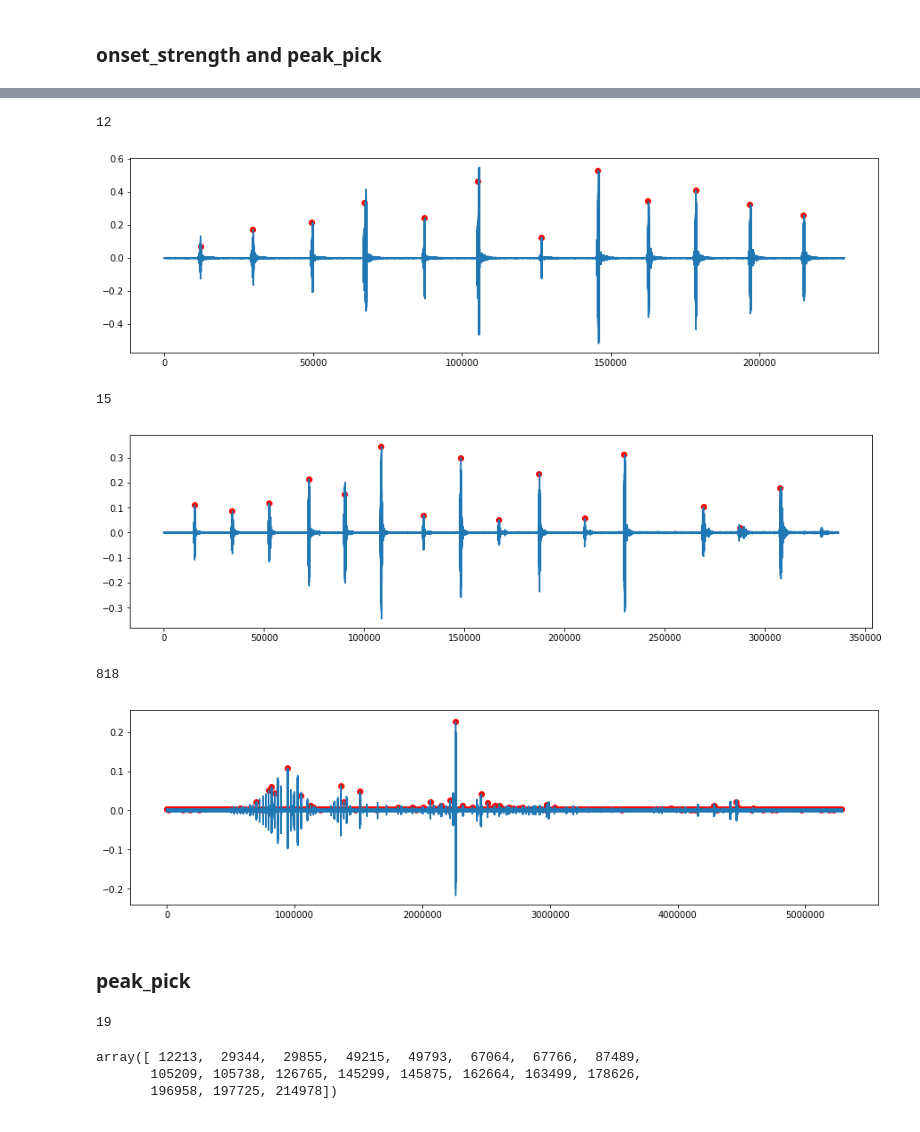
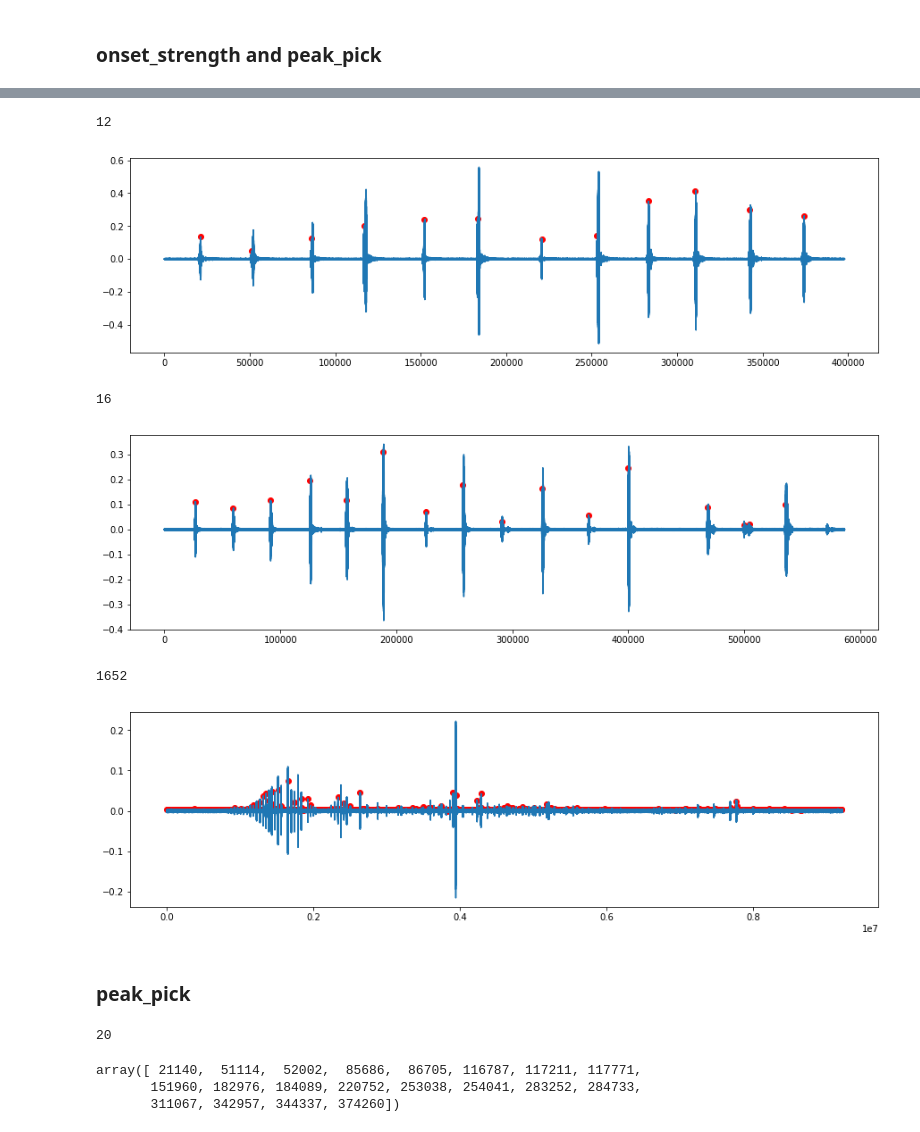
Before and after one commit to cloudedbats/cloudedbats_dsp, a Jupyter notebook: notebooks/experimental/librosa_detect_bat_pulses_in_time_domain.ipynb, the cells around one changed output, grey strips where cells are left out. Drawn from its saved outputs; the diff is of its cells as text; code cells hidden in the pictures.

```diff
--- a/notebooks/experimental/librosa_detect_bat_pulses_in_time_domain.ipynb
+++ b/notebooks/experimental/librosa_detect_bat_pulses_in_time_domain.ipynb
@@ -129,8 +129,8 @@ plt.show()
 # %%
-y, sr = librosa.load('../data_in/Myotis-Plecotus-Eptesicus_TE384.wav')
+y, sr = librosa.load('../data_in/Myotis-Plecotus-Eptesicus_TE384.wav', sr=None)
 index_list = test_rmse_localmax(y, 384) # Compare to original signal. Red dots are peaks.
 plt.plot(y)
-plt.scatter(index_list, [y[x:x+400].max() for x in index_list], color='r')
+plt.scatter(index_list, [y[x-200:x+200].max() for x in index_list], color='r')
 print(len(index_list))
 plt.show()
 # %% [output]
@@ -150,7 +150,7 @@ def test_onset_strength_and_peak_pick(y, hop_length):
     index_list = librosa.frames_to_samples(peak_index_list, hop_length=hop_length)
     return index_list
 # %%
-y, sr = librosa.load('../data_in/Mdau_TE384.wav')
+y, sr = librosa.load('../data_in/Mdau_TE384.wav', sr=None)
 index_list = test_onset_strength_and_peak_pick(y, 384)
 print(len(index_list))
 index_list
@@ -166,5 +166,5 @@ test_onset_strength_and_peak_pick(y, 384)
 # %%
-y, sr = librosa.load('../data_in/Mdau_TE384.wav')
+y, sr = librosa.load('../data_in/Mdau_TE384.wav', sr=None)
 index_list = test_onset_strength_and_peak_pick(y, 384) # Compare to original signal. Red dots are peaks.
 plt.plot(y)
 plt.scatter(index_list, [y[x:x+400].max() for x in index_list], color='r')
@@ -172,27 +172,27 @@ print(len(index_list))
 plt.show()
 # %% [output]
 12
-[figure, old version]
+[figure, new version]
 # %%
-y, sr = librosa.load('../data_in/Ppip_TE384.wav')
+y, sr = librosa.load('../data_in/Ppip_TE384.wav', sr=None)
 index_list = test_onset_strength_and_peak_pick(y, 384) # Compare to original signal. Red dots are peaks.
 plt.plot(y)
 plt.scatter(index_list, [y[x:x+400].max() for x in index_list], color='r')
 print(len(index_list))
 plt.show()
 # %% [output]
-15
+16
-[figure, old version]
+[figure, new version]
 # %%
-y, sr = librosa.load('../data_in/Myotis-Plecotus-Eptesicus_TE384.wav')
+y, sr = librosa.load('../data_in/Myotis-Plecotus-Eptesicus_TE384.wav', sr=None)
 index_list = test_onset_strength_and_peak_pick(y, 384) # Compare to original signal. Red dots are peaks.
 plt.plot(y)
 plt.scatter(index_list, [y[x:x+400].max() for x in index_list], color='r')
 print(len(index_list))
 plt.show()
 # %% [output]
-818
+1652
-[figure, old version]
+[figure, new version]
 # %% [markdown]
 ### peak_pick
 # %%
@@ -215,15 +215,15 @@ def test_peak_pick(y, hop_length):
 
     return index_list
 # %%
-y, sr = librosa.load('../data_in/Mdau_TE384.wav')
+y, sr = librosa.load('../data_in/Mdau_TE384.wav', sr=None)
 index_list = test_peak_pick(y, 384)
 print(len(index_list))
 index_list
 # %% [output]
-19
+20
-array([ 12213,  29344,  29855,  49215,  49793,  67064,  67766,  87489,
-       105209, 105738, 126765, 145299, 145875, 162664, 163499, 178626,
-       196958, 197725, 214978])
+array([ 21140,  51114,  52002,  85686,  86705, 116787, 117211, 117771,
+       151960, 182976, 184089, 220752, 253038, 254041, 283252, 284733,
+       311067, 342957, 344337, 374260])
 # %%
 %%timeit
 test_peak_pick(y, 384)
```
Also changed, not shown: parts of 17 cells of this notebook, 1 other file.
